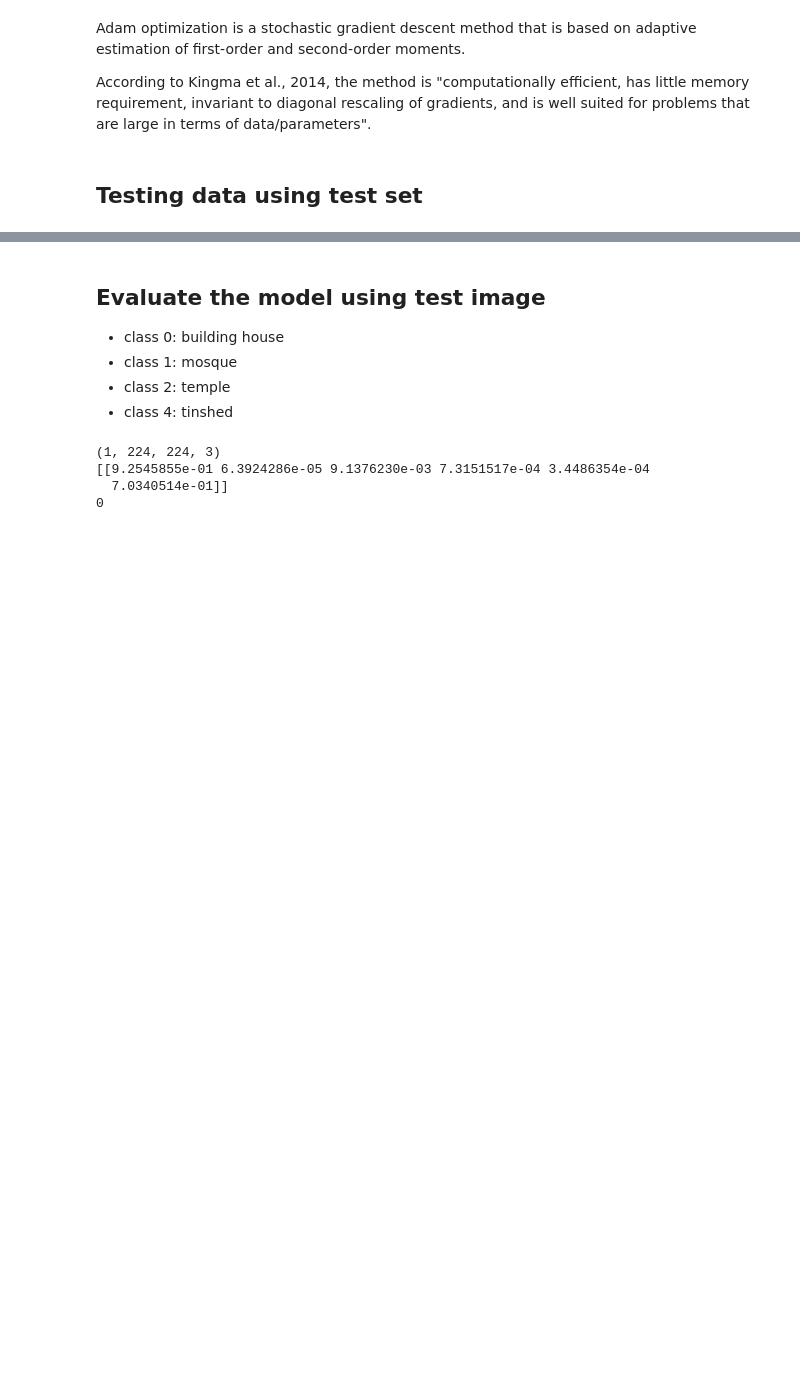
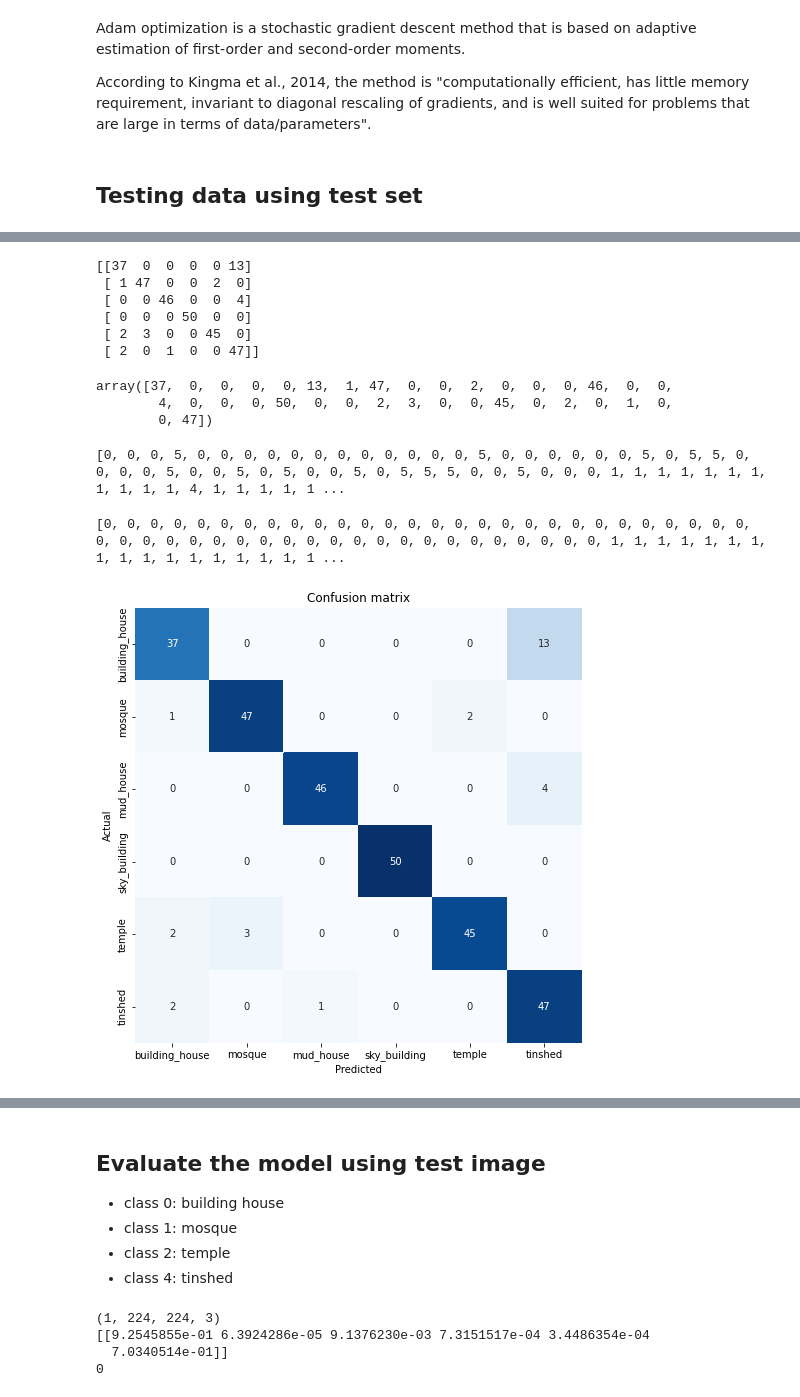
Before and after one commit to FaisalAhmedBijoy/Tensorflow-for-Deep-Learning-Udacity, a Jupyter notebook: Drive_Transfer_learning_ResNet_152v2.ipynb, the cells around one changed output, grey strips where cells are left out. Drawn from its saved outputs; the diff is of its cells as text; code cells hidden in the pictures; blank space fills up the shorter version.

```diff
--- a/Drive_Transfer_learning_ResNet_152v2.ipynb
+++ b/Drive_Transfer_learning_ResNet_152v2.ipynb
@@ -104,7 +99,7 @@ Found 240 images belonging to 6 classes.
 test_generator=ImageDataGenerator(rescale=1./255)
 test_dataset = test_generator.flow_from_directory(batch_size=32,
                                                  directory=test_path,
-                                                 shuffle=True,
+                                                 shuffle=False,
                                                  target_size=(WIDTH, HEIGHT),
                                                  class_mode='categorical')
 # %% [output]
@@ -325,0 +367,50 @@ Accuracy of the model is :  87.00000047683716
+# %%
+#True and predicted value calculation
+class_labels = list(test_dataset.class_indices.keys())
+predictions = []
+true        = []
+ctr         = 0
+for batch, label in test_dataset:
+    prediction = model.predict(batch).argmax(axis = -1)
+    predictions.extend(prediction)
+    true.extend(label.argmax(axis = -1))
+    ctr += len(prediction)
+    if ctr >= len(test_dataset.labels):
+        break
+
+#Defining function for confusion matrix plot
+from sklearn.metrics import confusion_matrix
+matrix  = confusion_matrix(true,predictions)
+print(matrix)
+# %% [output]
+[[37  0  0  0  0 13]
+ [ 1 47  0  0  2  0]
+ [ 0  0 46  0  0  4]
+ [ 0  0  0 50  0  0]
+ [ 2  3  0  0 45  0]
+ [ 2  0  1  0  0 47]]
+# %%
+matrix.ravel()
+# %% [output]
+array([37,  0,  0,  0,  0, 13,  1, 47,  0,  0,  2,  0,  0,  0, 46,  0,  0,
+        4,  0,  0,  0, 50,  0,  0,  2,  3,  0,  0, 45,  0,  2,  0,  1,  0,
+        0, 47])
+# %%
+print(predictions)
+# %% [output]
+[0, 0, 0, 5, 0, 0, 0, 0, 0, 0, 0, 0, 0, 0, 0, 0, 5, 0, 0, 0, 0, 0, 0, 5, 0, 5, 5, 0, 0, 0, 0, 5, 0, 0, 5, 0, 5, 0, 0, 5, 0, 5, 5, 5, 0, 0, 5, 0, 0, 0, 1, 1, 1, 1, 1, 1, 1, 1, 1, 1, 1, 4, 1, 1, 1, 1, 1 ...
+# %%
+print(true)
+# %% [output]
+[0, 0, 0, 0, 0, 0, 0, 0, 0, 0, 0, 0, 0, 0, 0, 0, 0, 0, 0, 0, 0, 0, 0, 0, 0, 0, 0, 0, 0, 0, 0, 0, 0, 0, 0, 0, 0, 0, 0, 0, 0, 0, 0, 0, 0, 0, 0, 0, 0, 0, 1, 1, 1, 1, 1, 1, 1, 1, 1, 1, 1, 1, 1, 1, 1, 1, 1 ...
+# %%
+classnames = ['building_house', 'mosque','mud_house', 'sky_building', 'temple', 'tinshed']
+import seaborn as sns
+plt.figure(figsize=(8,8))
+plt.title('Confusion matrix')
+sns.heatmap(matrix, cbar=False, xticklabels=classnames, yticklabels=classnames, fmt='d', annot=True, cmap=plt.cm.Blues)
+plt.xlabel('Predicted')
+plt.ylabel('Actual')
+plt.show()
+# %% [output]
+[figure, added]
```
Also changed, not shown: parts of 14 cells of this notebook.
